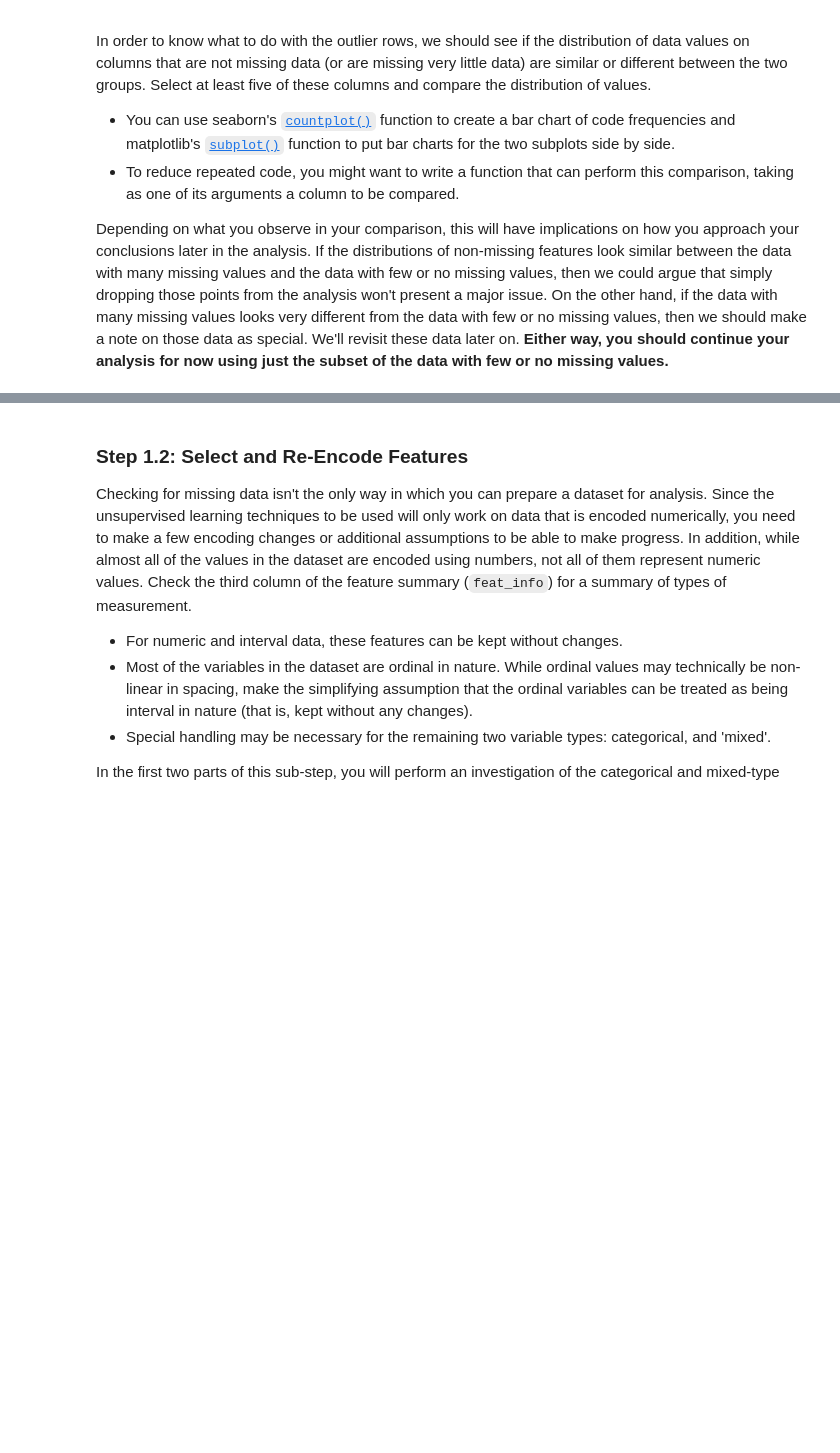
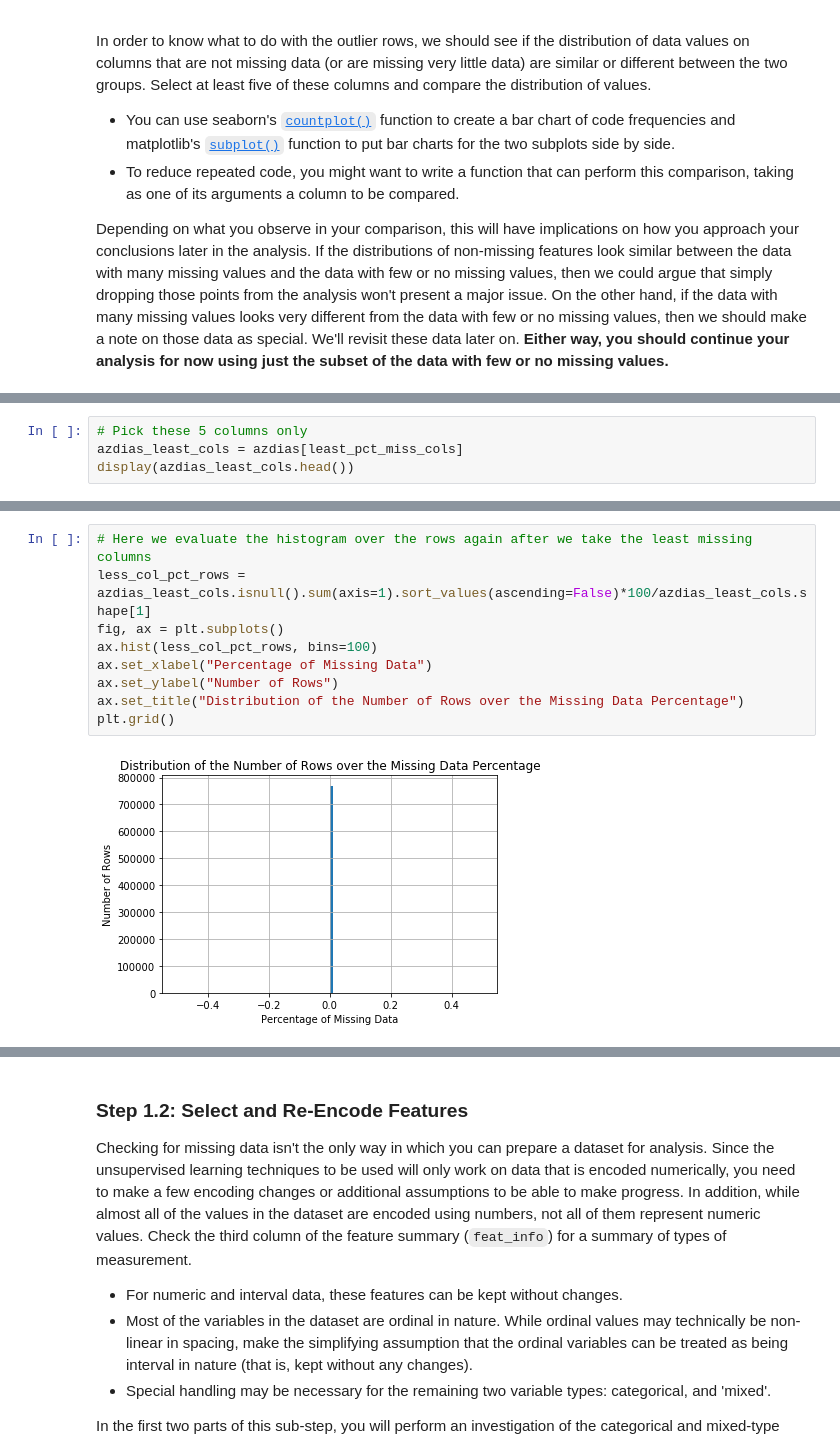
Before and after one commit to ahmedag91/Customer-Segmentation-Using-ML, a Jupyter notebook: Identify_Customer_Segments.ipynb, the cells around one changed output, grey strips where cells are left out. Saved outputs shown, nothing was run; the diff lists cells and outputs as text; blank space fills up the shorter version.

```diff
--- a/Identify_Customer_Segments.ipynb
+++ b/Identify_Customer_Segments.ipynb
@@ -267,0 +297,4 @@ Depending on what you observe in your comparison, this will have implications on
+# %%
+# Pick these 5 columns only
+azdias_least_cols = azdias[least_pct_miss_cols]
+display(azdias_least_cols.head())
@@ -267,0 +308,11 @@ Depending on what you observe in your comparison, this will have implications on
+# %%
+# Here we evaluate the histogram over the rows again after we take the least missing columns
+less_col_pct_rows = azdias_least_cols.isnull().sum(axis=1).sort_values(ascending=False)*100/azdias_least_cols.shape[1]
+fig, ax = plt.subplots()
+ax.hist(less_col_pct_rows, bins=100)
+ax.set_xlabel("Percentage of Missing Data")
+ax.set_ylabel("Number of Rows")
+ax.set_title("Distribution of the Number of Rows over the Missing Data Percentage")
+plt.grid()
+# %% [output]
+[figure, added]
```
Also changed, not shown: parts of 19 cells of this notebook.
